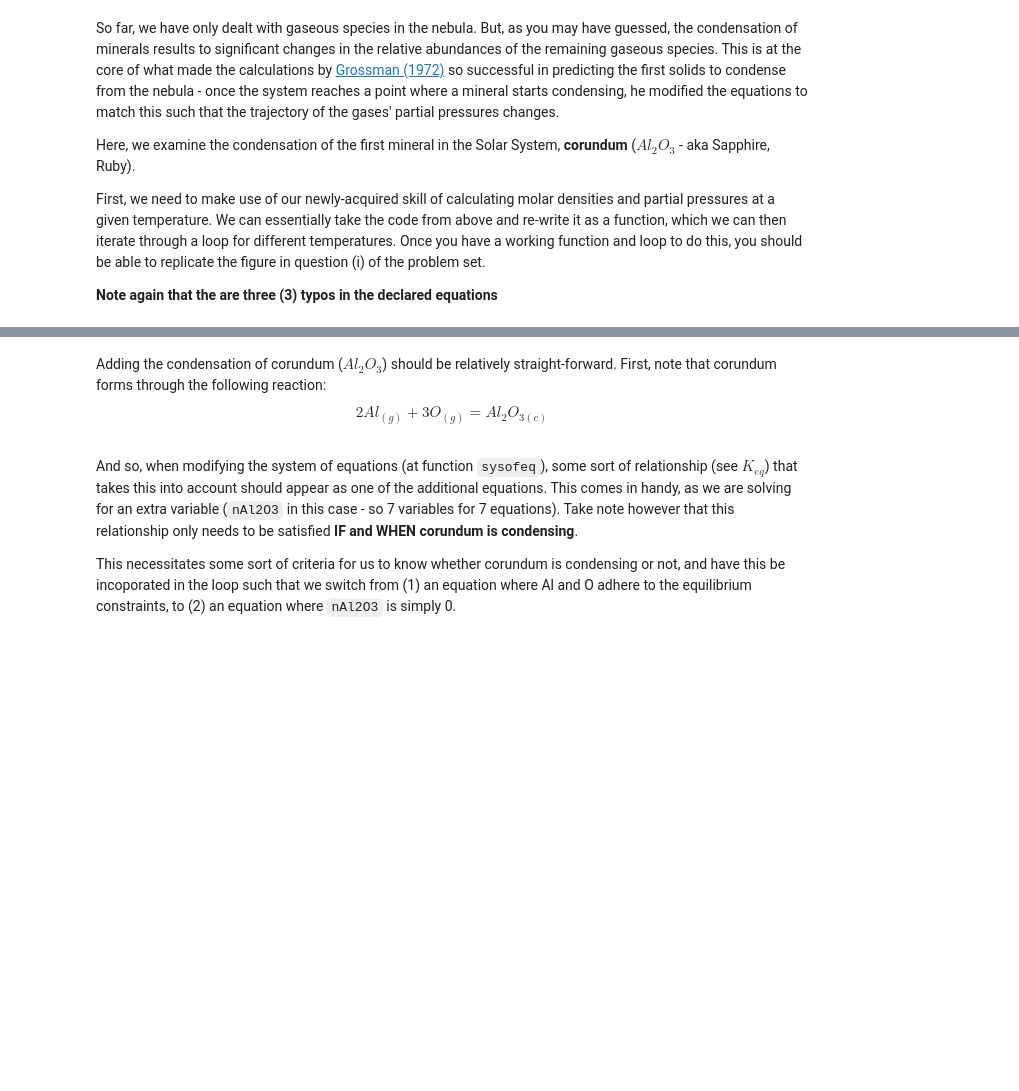
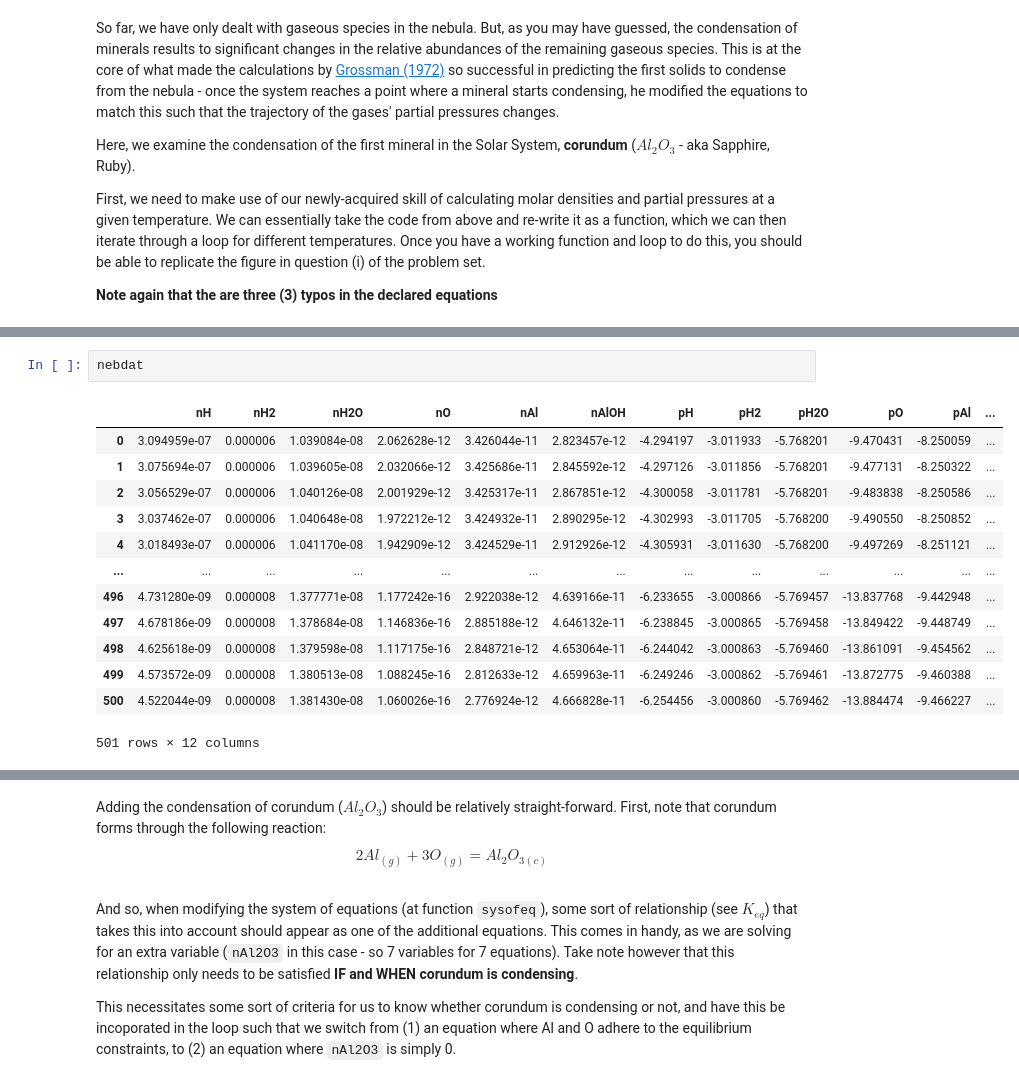
Before and after one commit to rcmarq/neb_condense, a Jupyter notebook: ps3_neb_condense.ipynb, the cells around one changed output, grey strips where cells are left out. Saved outputs shown, nothing was run; the diff lists cells and outputs as text; blank space fills up the shorter version.

```diff
--- a/ps3_neb_condense.ipynb
+++ b/ps3_neb_condense.ipynb
@@ -335,3 +356,19 @@ for i in range(len(T_range)):
+# %%
+nebdat
+# %% [output]
+|  | nH | nH2 | nH2O | nO | nAl | nAlOH | pH | pH2 | pH2O | pO | pAl | ... |
+| 0 | 3.094959e-07 | 0.000006 | 1.039084e-08 | 2.062628e-12 | 3.426044e-11 | 2.823457e-12 | -4.294197 | -3.011933 | -5.768201 | -9.470431 | -8.250059 | ... |
+| 1 | 3.075694e-07 | 0.000006 | 1.039605e-08 | 2.032066e-12 | 3.425686e-11 | 2.845592e-12 | -4.297126 | -3.011856 | -5.768201 | -9.477131 | -8.250322 | ... |
+| 2 | 3.056529e-07 | 0.000006 | 1.040126e-08 | 2.001929e-12 | 3.425317e-11 | 2.867851e-12 | -4.300058 | -3.011781 | -5.768201 | -9.483838 | -8.250586 | ... |
+| 3 | 3.037462e-07 | 0.000006 | 1.040648e-08 | 1.972212e-12 | 3.424932e-11 | 2.890295e-12 | -4.302993 | -3.011705 | -5.768200 | -9.490550 | -8.250852 | ... |
+| 4 | 3.018493e-07 | 0.000006 | 1.041170e-08 | 1.942909e-12 | 3.424529e-11 | 2.912926e-12 | -4.305931 | -3.011630 | -5.768200 | -9.497269 | -8.251121 | ... |
+| ... | ... | ... | ... | ... | ... | ... | ... | ... | ... | ... | ... | ... |
+| 496 | 4.731280e-09 | 0.000008 | 1.377771e-08 | 1.177242e-16 | 2.922038e-12 | 4.639166e-11 | -6.233655 | -3.000866 | -5.769457 | -13.837768 | -9.442948 | ... |
+| 497 | 4.678186e-09 | 0.000008 | 1.378684e-08 | 1.146836e-16 | 2.885188e-12 | 4.646132e-11 | -6.238845 | -3.000865 | -5.769458 | -13.849422 | -9.448749 | ... |
+| 498 | 4.625618e-09 | 0.000008 | 1.379598e-08 | 1.117175e-16 | 2.848721e-12 | 4.653064e-11 | -6.244042 | -3.000863 | -5.769460 | -13.861091 | -9.454562 | ... |
+| 499 | 4.573572e-09 | 0.000008 | 1.380513e-08 | 1.088245e-16 | 2.812633e-12 | 4.659963e-11 | -6.249246 | -3.000862 | -5.769461 | -13.872775 | -9.460388 | ... |
+| 500 | 4.522044e-09 | 0.000008 | 1.381430e-08 | 1.060026e-16 | 2.776924e-12 | 4.666828e-11 | -6.254456 | -3.000860 | -5.769462 | -13.884474 | -9.466227 | ... |
+501 rows × 12 columns
 # %%
 plt.plot(T_range,nebdat['pH'], label='pH')
 plt.plot(T_range,nebdat['pH2'], label='pH2')
```
Also changed, not shown: parts of 11 cells of this notebook.
